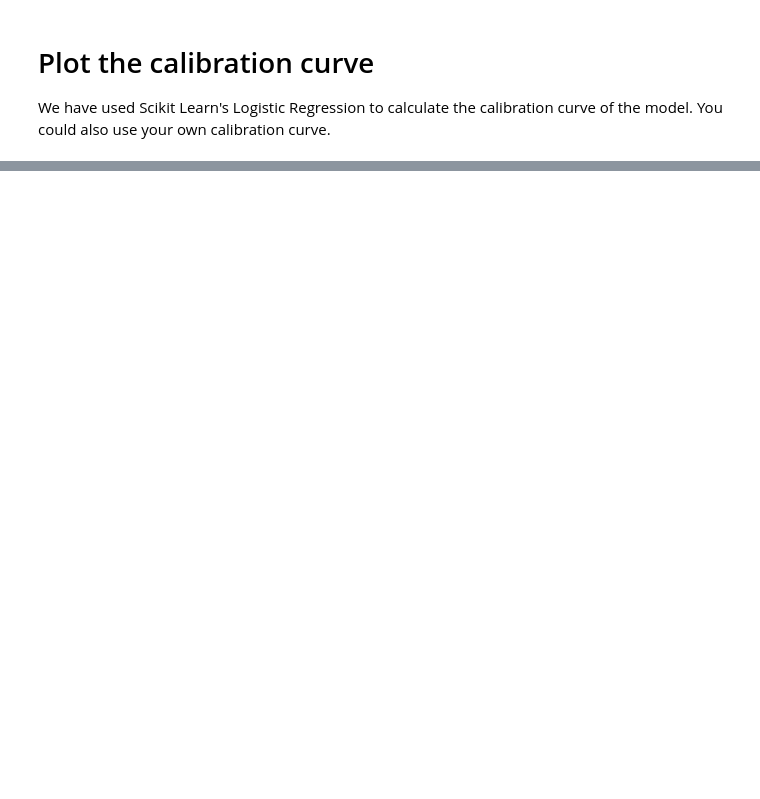
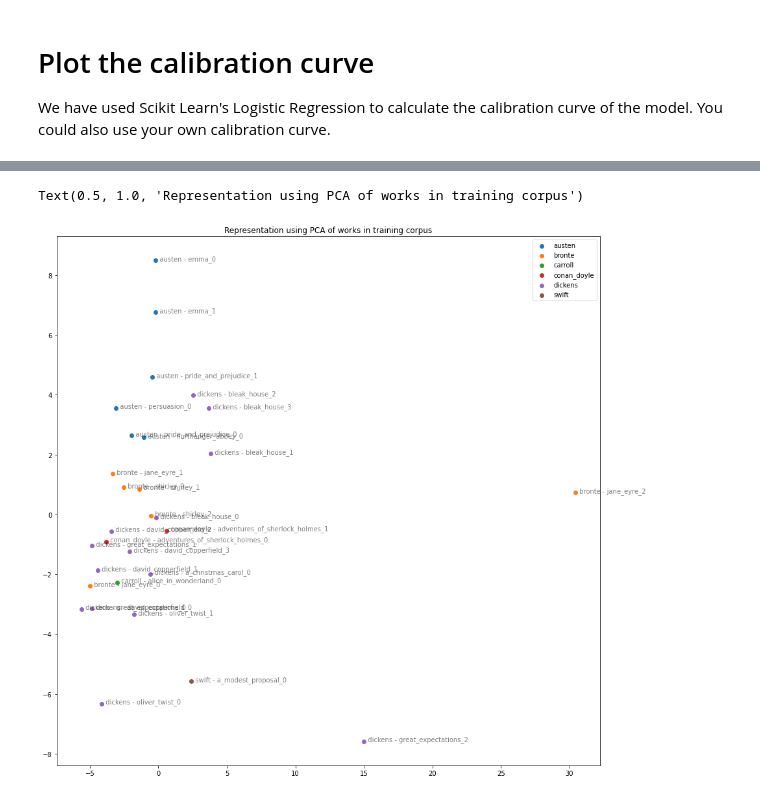
Before and after one commit to fastdatascience/faststylometry, a Jupyter notebook: Burrows Delta Walkthrough.ipynb, the cells around one changed output, grey strips where cells are left out. Cells and saved outputs as stored; diff of their text form; code cells hidden in the pictures; blank space fills up the shorter version.

```diff
--- a/Burrows Delta Walkthrough.ipynb
+++ b/Burrows Delta Walkthrough.ipynb
@@ -107,0 +99,23 @@ Text(0.5, 1.0, 'Calibration curve of the Burrows Delta probability model\nUsing
+# %%
+pca_model = PCA(n_components=2)
+# %%
+pca_matrix = pca_model.fit_transform(df_z_scores)
+# %%
+authors = df_z_scores.index.map(lambda x : re.sub(" - .+", "", x))
+# %%
+df_pca_by_author = pd.DataFrame(pca_matrix)
+df_pca_by_author["author"] = authors
+# %%
+plt.figure(figsize=(15,15))
+
+for author, pca_coordinates in df_pca_by_author.groupby("author"):
+    plt.scatter(*zip(*pca_coordinates.drop("author", axis=1).to_numpy()), label=author)
+for i in range(len(pca_matrix)):
+    plt.text(pca_matrix[i][0], pca_matrix[i][1],"  " + df_z_scores.index[i], alpha=0.5)
+
+plt.legend()
+
+plt.title("Representation using PCA of works in training corpus")
+# %% [output]
+Text(0.5, 1.0, 'Representation using PCA of works in training corpus')
+[figure, added]
```
Also changed, not shown: parts of 15 cells of this notebook, 4 other files.
